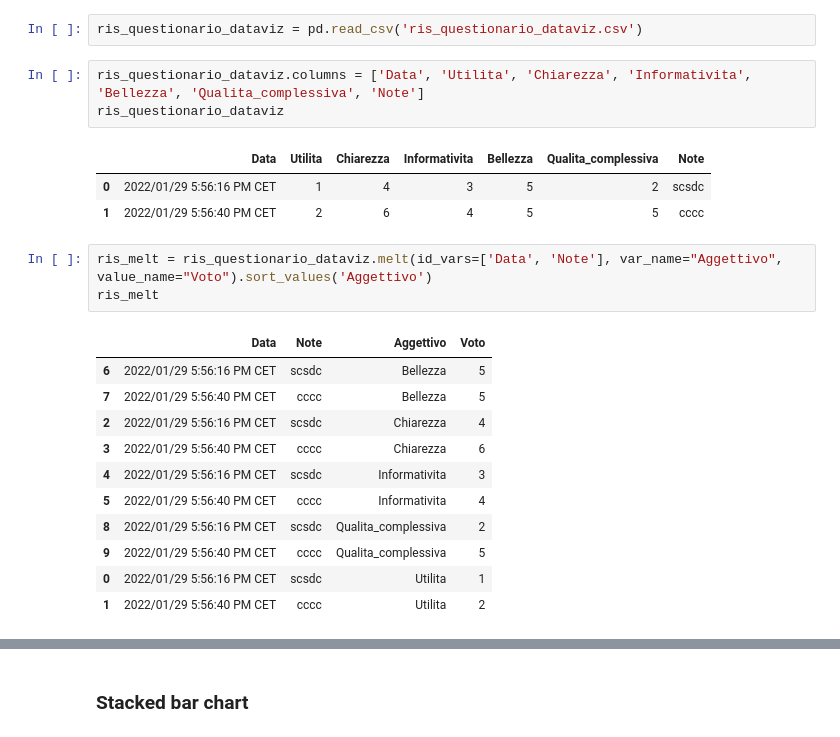
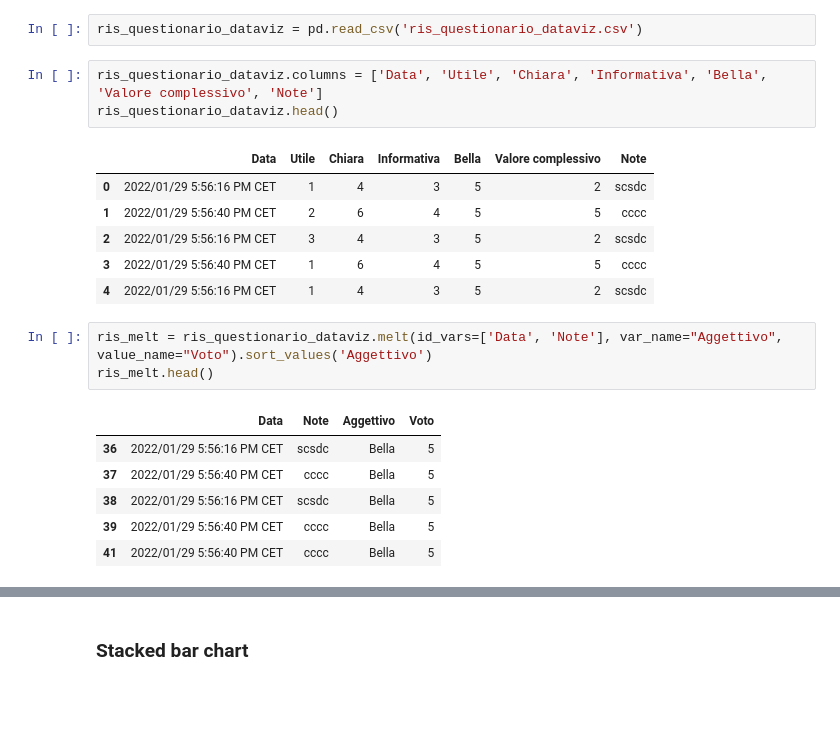
Before and after one commit to giocoal/air-quality-milano-interactive-data-visualization-tableau, a Jupyter notebook: Valutazione_qualitá/Data_Visualization_21_22_valutazione_qualita.ipynb, the cells around one changed output, grey strips where cells are left out. Saved outputs shown, nothing was run; the diff lists cells and outputs as text; blank space fills up the shorter version.

```diff
--- a/Valutazione_qualitá/Data_Visualization_21_22_valutazione_qualita.ipynb
+++ b/Valutazione_qualitá/Data_Visualization_21_22_valutazione_qualita.ipynb
@@ -9,24 +244,22 @@ import matplotlib.patches as mpatches
 # %%
 ris_questionario_dataviz = pd.read_csv('ris_questionario_dataviz.csv')
 # %%
-ris_questionario_dataviz.columns = ['Data', 'Utilita', 'Chiarezza', 'Informativita', 'Bellezza', 'Qualita_complessiva', 'Note']
-ris_questionario_dataviz
+ris_questionario_dataviz.columns = ['Data', 'Utile', 'Chiara', 'Informativa', 'Bella', 'Valore complessivo', 'Note']
+ris_questionario_dataviz.head()
 # %% [output]
-|  | Data | Utilita | Chiarezza | Informativita | Bellezza | Qualita_complessiva | Note |
+|  | Data | Utile | Chiara | Informativa | Bella | Valore complessivo | Note |
 | 0 | 2022/01/29 5:56:16 PM CET | 1 | 4 | 3 | 5 | 2 | scsdc |
 | 1 | 2022/01/29 5:56:40 PM CET | 2 | 6 | 4 | 5 | 5 | cccc |
+| 2 | 2022/01/29 5:56:16 PM CET | 3 | 4 | 3 | 5 | 2 | scsdc |
+| 3 | 2022/01/29 5:56:40 PM CET | 1 | 6 | 4 | 5 | 5 | cccc |
+| 4 | 2022/01/29 5:56:16 PM CET | 1 | 4 | 3 | 5 | 2 | scsdc |
 # %%
 ris_melt = ris_questionario_dataviz.melt(id_vars=['Data', 'Note'], var_name="Aggettivo", value_name="Voto").sort_values('Aggettivo')
-ris_melt
+ris_melt.head()
 # %% [output]
 |  | Data | Note | Aggettivo | Voto |
-| 6 | 2022/01/29 5:56:16 PM CET | scsdc | Bellezza | 5 |
-| 7 | 2022/01/29 5:56:40 PM CET | cccc | Bellezza | 5 |
-| 2 | 2022/01/29 5:56:16 PM CET | scsdc | Chiarezza | 4 |
-| 3 | 2022/01/29 5:56:40 PM CET | cccc | Chiarezza | 6 |
-| 4 | 2022/01/29 5:56:16 PM CET | scsdc | Informativita | 3 |
-| 5 | 2022/01/29 5:56:40 PM CET | cccc | Informativita | 4 |
-| 8 | 2022/01/29 5:56:16 PM CET | scsdc | Qualita_complessiva | 2 |
-| 9 | 2022/01/29 5:56:40 PM CET | cccc | Qualita_complessiva | 5 |
-| 0 | 2022/01/29 5:56:16 PM CET | scsdc | Utilita | 1 |
-| 1 | 2022/01/29 5:56:40 PM CET | cccc | Utilita | 2 |
+| 36 | 2022/01/29 5:56:16 PM CET | scsdc | Bella | 5 |
+| 37 | 2022/01/29 5:56:40 PM CET | cccc | Bella | 5 |
+| 38 | 2022/01/29 5:56:16 PM CET | scsdc | Bella | 5 |
+| 39 | 2022/01/29 5:56:40 PM CET | cccc | Bella | 5 |
+| 41 | 2022/01/29 5:56:40 PM CET | cccc | Bella | 5 |
```
Also changed, not shown: parts of 27 cells of this notebook, 2 other files.
